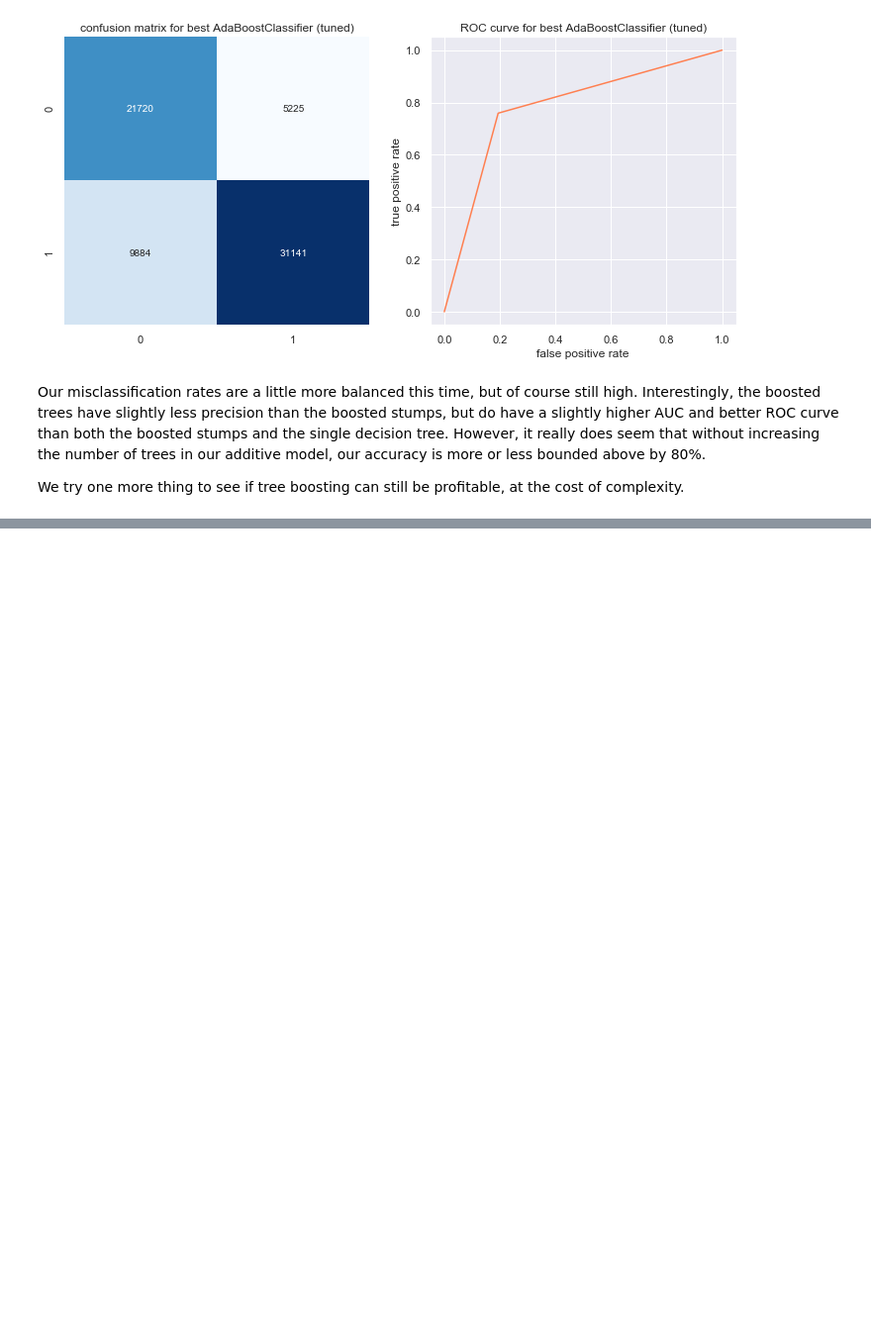
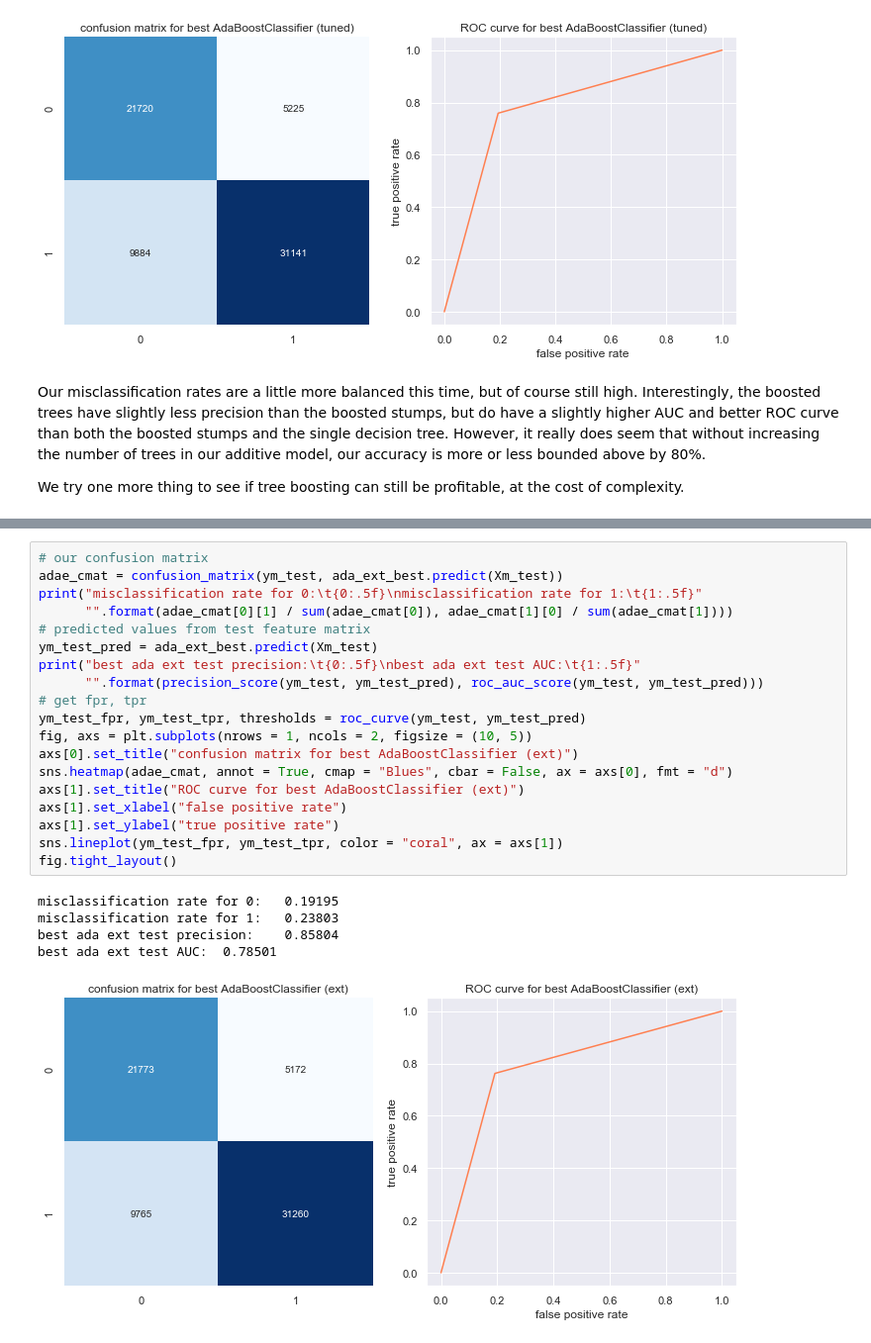
Before and after one commit to phetdam/tomodachi_proj, a Jupyter notebook: bb200_second_impression.ipynb, the cells around one changed output, grey strips where cells are left out. Shown: that part at 99% size. Drawn from its saved outputs; the diff is of its cells as text; blank space fills up the shorter version.

Commit message:
finished 150 tree boosted tree model and metrics, and added section on interpreting feature importances computed by each tree model.

```diff
--- a/bb200_second_impression.ipynb
+++ b/bb200_second_impression.ipynb
@@ -491,0 +540,25 @@ ada_ext_best
+# %%
+# our confusion matrix
+adae_cmat = confusion_matrix(ym_test, ada_ext_best.predict(Xm_test))
+print("misclassification rate for 0:\t{0:.5f}\nmisclassification rate for 1:\t{1:.5f}"
+      "".format(adae_cmat[0][1] / sum(adae_cmat[0]), adae_cmat[1][0] / sum(adae_cmat[1])))
+# predicted values from test feature matrix
+ym_test_pred = ada_ext_best.predict(Xm_test)
+print("best ada ext test precision:\t{0:.5f}\nbest ada ext test AUC:\t{1:.5f}"
+      "".format(precision_score(ym_test, ym_test_pred), roc_auc_score(ym_test, ym_test_pred)))
+# get fpr, tpr
+ym_test_fpr, ym_test_tpr, thresholds = roc_curve(ym_test, ym_test_pred)
+fig, axs = plt.subplots(nrows = 1, ncols = 2, figsize = (10, 5))
+axs[0].set_title("confusion matrix for best AdaBoostClassifier (ext)")
+sns.heatmap(adae_cmat, annot = True, cmap = "Blues", cbar = False, ax = axs[0], fmt = "d")
+axs[1].set_title("ROC curve for best AdaBoostClassifier (ext)")
+axs[1].set_xlabel("false positive rate")
+axs[1].set_ylabel("true positive rate")
+sns.lineplot(ym_test_fpr, ym_test_tpr, color = "coral", ax = axs[1])
+fig.tight_layout()
+# %% [output]
+misclassification rate for 0:   0.19195
+misclassification rate for 1:   0.23803
+best ada ext test precision:    0.85804
+best ada ext test AUC:  0.78501
+[figure, added]
```
Also changed, not shown: parts of 10 cells of this notebook.
